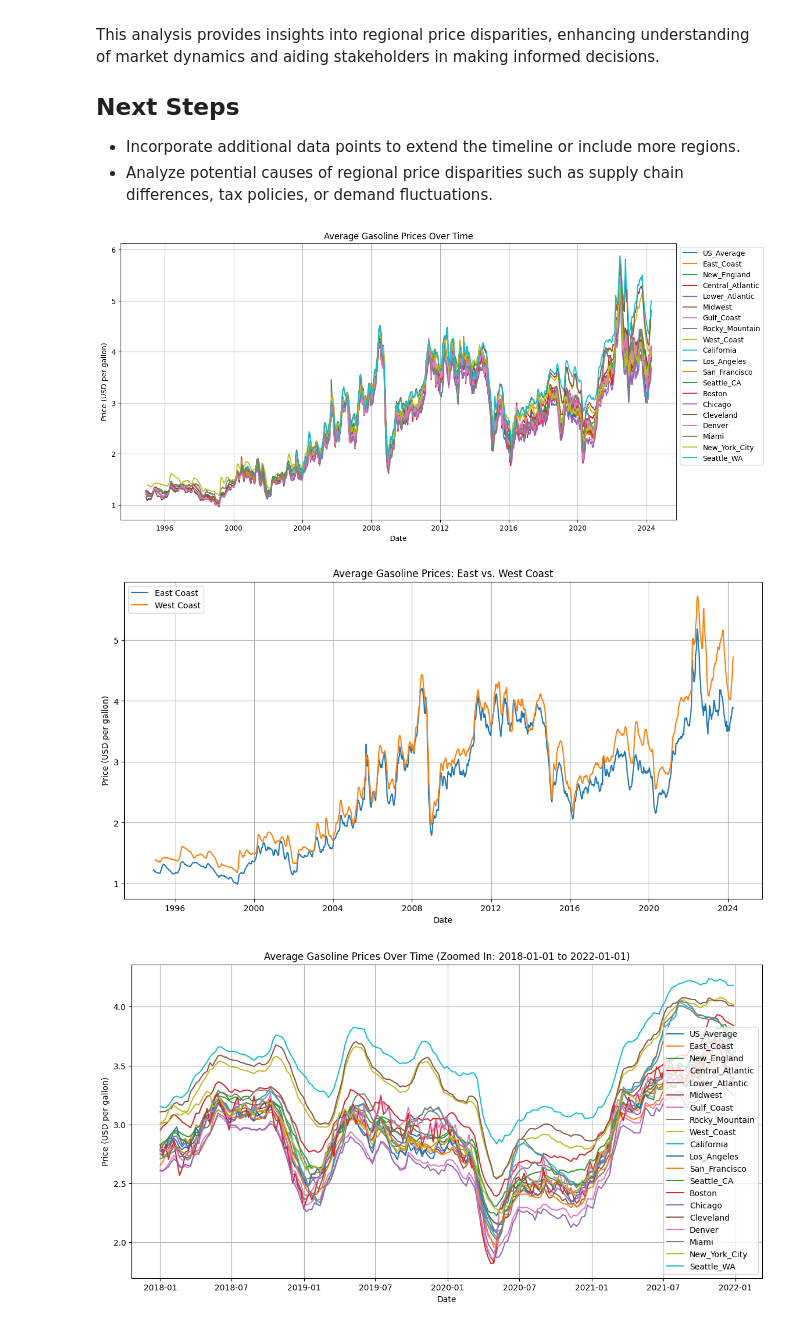
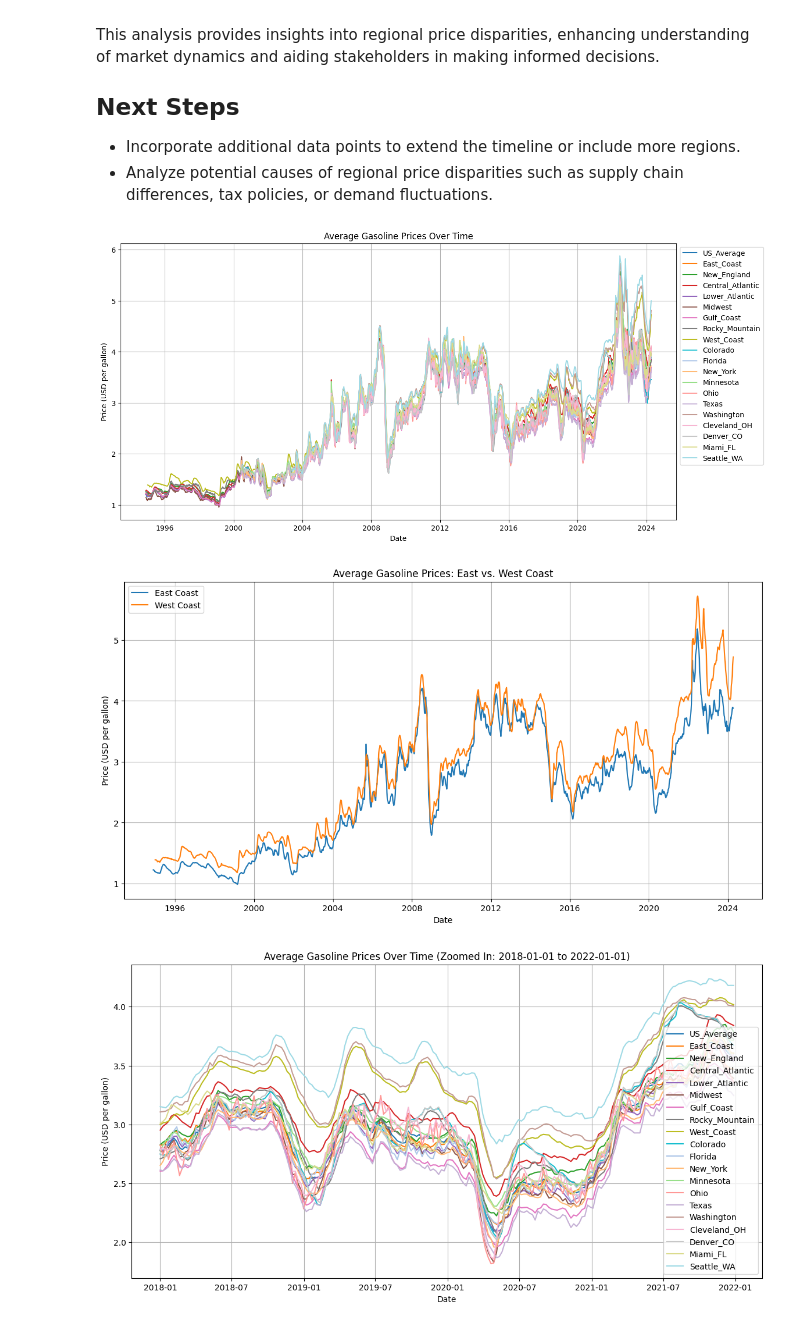
Before and after one commit to SatchelF/Data_Analysis_Project, a Jupyter notebook: regional_gasoline_prices_analysis.ipynb, the cells around one changed output. Saved outputs shown, nothing was run; the diff lists cells and outputs as text; code cells hidden in the pictures.

```diff
--- a/regional_gasoline_prices_analysis.ipynb
+++ b/regional_gasoline_prices_analysis.ipynb
@@ -34,22 +34,27 @@ import matplotlib.pyplot as plt
 # Color palette for better visibility
 colors = [
     "#1f77b4", "#ff7f0e", "#2ca02c", "#d62728", "#9467bd",
-    "#8c564b", "#e377c2", "#7f7f7f", "#bcbd22", "#17becf"
+    "#8c564b", "#e377c2", "#7f7f7f", "#bcbd22", "#17becf",
+    "#aec7e8", "#ffbb78", "#98df8a", "#ff9896", "#c5b0d5",
+    "#c49c94", "#f7b6d2", "#c7c7c7", "#dbdb8d", "#9edae5"
 ]
 
 # Function to load and clean data
 def load_and_clean_data(filepath):
+    # Read the data, skipping unnecessary header information
     data = pd.read_csv(filepath, skiprows=1)
+    # Define the column names according to the structure of your CSV
     column_names = ["Date", "US_Average", "East_Coast", "New_England", "Central_Atlantic", "Lower_Atlantic",
-                    "Midwest", "Gulf_Coast", "Rocky_Mountain", "West_Coast", "California", "Los_Angeles",
-                    "San_Francisco", "Seattle_CA", "Boston", "Chicago", "Cleveland", "Denver", "Miami",
-                    "New_York_City", "Seattle_WA", "Extra_Column"]
+                    "Midwest", "Gulf_Coast", "Rocky_Mountain", "West_Coast", "Colorado", "Florida",
+                    "New_York", "Minnesota", "Ohio", "Texas", "Washington", "Cleveland_OH", "Denver_CO",
+                    "Miami_FL", "Seattle_WA", "Empty "]
     data.columns = column_names
-    data_cleaned = data.drop(index=0).drop(columns=['Extra_Column'])
-    data_cleaned['Date'] = pd.to_datetime(data_cleaned['Date'], errors='coerce')
-    for col in data_cleaned.columns[1:]:
-        data_cleaned[col] = pd.to_numeric(data_cleaned[col], errors='coerce')
-    return data_cleaned
+    # Clean the data
+    data['Date'] = pd.to_datetime(data['Date'], errors='coerce')
+    # Convert all relevant columns to numeric, handling non-numeric entries
+    for col in data.columns[1:]:
+        data[col] = pd.to_numeric(data[col], errors='coerce')
+    return data
 
 # Function to plot data with a focus on East vs. West Coast
 def plot_fuel_data_east_west(df, title):
@@ -78,37 +83,38 @@ def plot_zoomed_data(df, title, start_date, end_date):
     plt.grid(True)
     plt.show()
 
+# Plotting function
 def plot_fuel_data(df, title):
     plt.figure(figsize=(14, 7))
     for idx, column in enumerate(df.columns[1:]):  # Skipping 'Date' column
         if df[column].notna().any():  # Plot only if there are non-NaN values
             plt.plot(df['Date'], df[column], label=column, color=colors[idx % len(colors)])
     plt.title(title)
     plt.xlabel('Date')
     plt.ylabel('Price (USD per gallon)')
     plt.legend(loc='upper left', bbox_to_anchor=(1,1))  # Move the legend out of the plot
     plt.grid(True)
     plt.show()
-
-
 # Load data
-data_paths = ['Data\Data1_Regular_Conventional.csv', 'Data\Data4_Midgrade_Conventional.csv', 'Data\Data7_Premuim_Conventional.csv']
+data_paths = ['Data\Data1_Regular_Conventional.csv',
+              'Data\Data4_Midgrade_Conventional.csv'
+              ,'Data\Data7_Premuim_Conventional.csv']
 datasets = [load_and_clean_data(path) for path in data_paths]
 
 # Combine datasets by averaging prices
 combined_data = datasets[0]
 for data in datasets[1:]:
     combined_data = combined_data.merge(data, on='Date', suffixes=('', '_drop'))
     for col in combined_data.columns:
         if '_drop' in col:
             combined_data[col.replace('_drop', '')] = combined_data[[col.replace('_drop', ''), col]].mean(axis=1)
             combined_data.drop(col, axis=1, inplace=True)
 
 # Plotting for general trends, East vs. West comparison, and zoomed view
 plot_fuel_data(combined_data, "Average Gasoline Prices Over Time")
 plot_fuel_data_east_west(combined_data, "Average Gasoline Prices: East vs. West Coast")
 plot_zoomed_data(combined_data, "Average Gasoline Prices Over Time", "2018-01-01", "2022-01-01")
 # %% [output]
-[figure, old version]
+[figure, new version]
 [figure]
-[figure, old version]
+[figure, new version]
```
Also changed, not shown: 3 other files.
